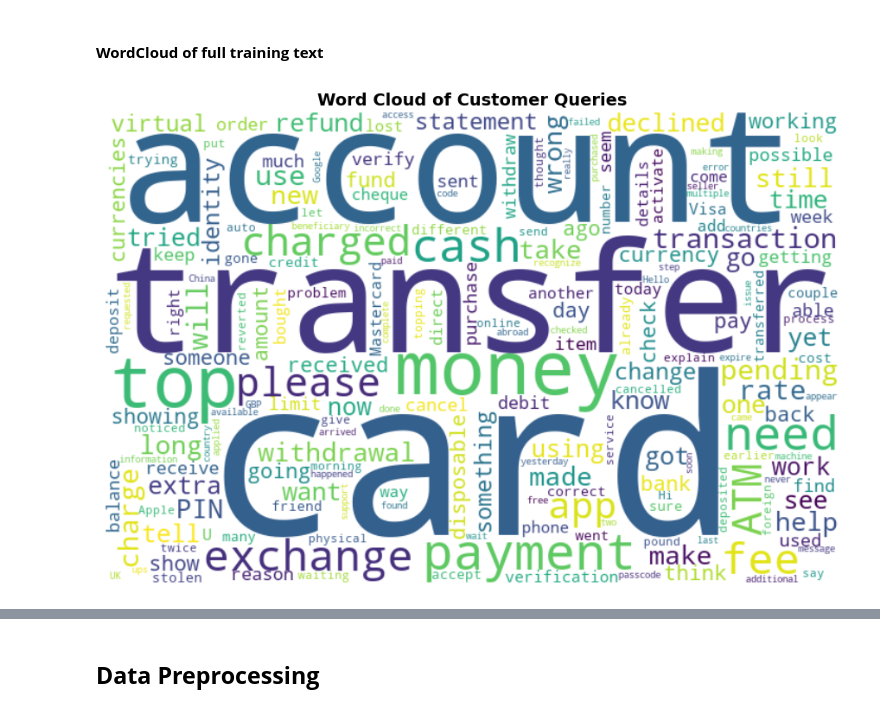
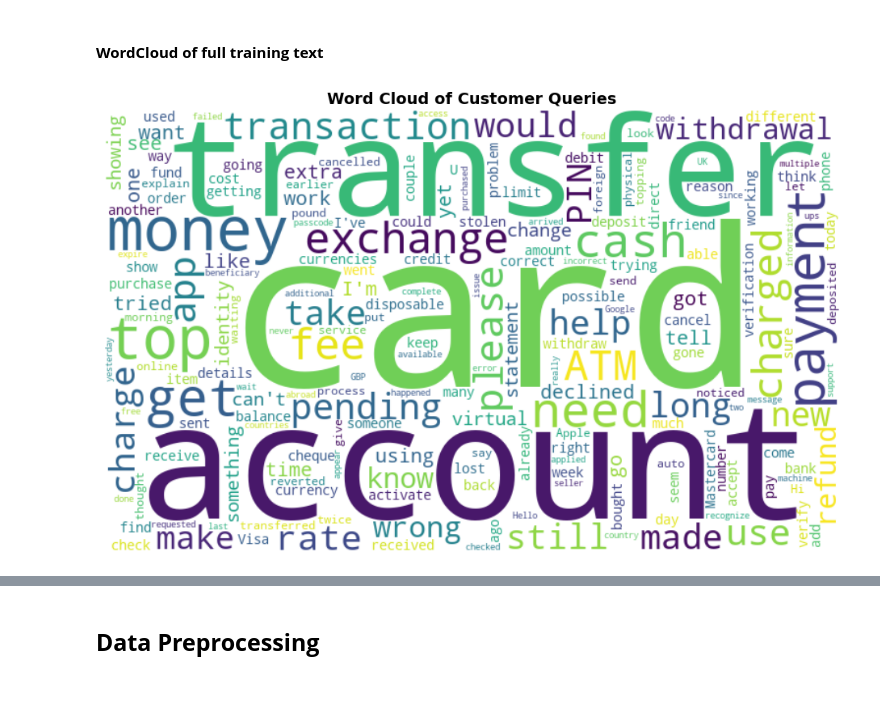
Before and after one commit to Daniel-Muruthi/finquery, a Jupyter notebook: index.ipynb, the cells around one changed output, grey strips where cells are left out. Saved outputs shown, nothing was run; the diff lists cells and outputs as text; code cells hidden in the pictures.

```diff
--- a/index.ipynb
+++ b/index.ipynb
@@ -182,20 +249,24 @@ plt.show();
 # %% [markdown]
 #### **WordCloud of full training text**
 # %%
+# Define Stop words to remove them from the word cloud
+stop_words = set(stopwords.words('english'))
+
 all_text = " ".join(train_df['text'].tolist())
 wordcloud = WordCloud(
-    width=700,
+    width=750,
     height=450,
     background_color='white',
     max_words=200,
-    collocations=False
+    collocations=False,
+    stopwords=stop_words
 ).generate(all_text)
 
 plt.figure(figsize=(12,6))
 plt.imshow(wordcloud, interpolation='bilinear')
 plt.axis('off')
 plt.title("Word Cloud of Customer Queries", fontsize=14, fontweight='bold')
 plt.tight_layout()
 plt.show();
 # %% [output]
-[figure, old version]
+[figure, new version]
```
Also changed, not shown: parts of 14 cells of this notebook, 2 other files.
